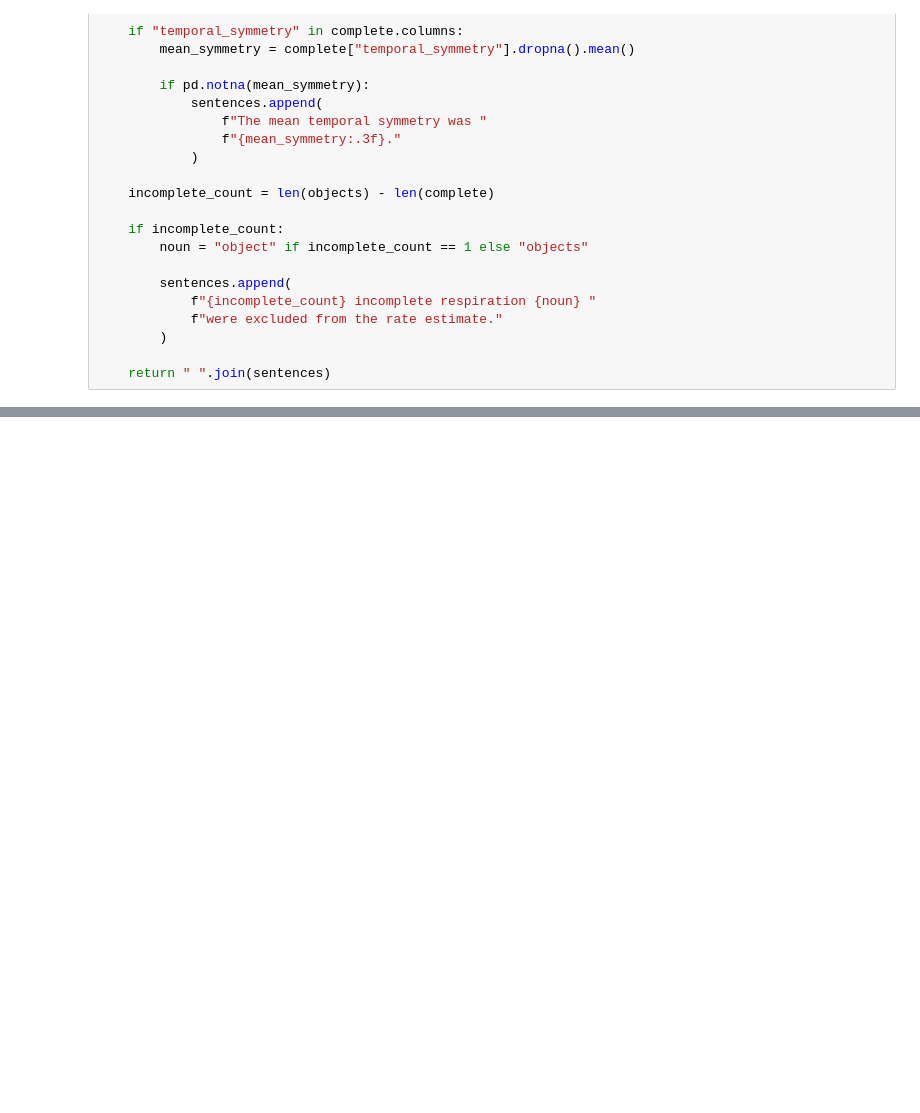
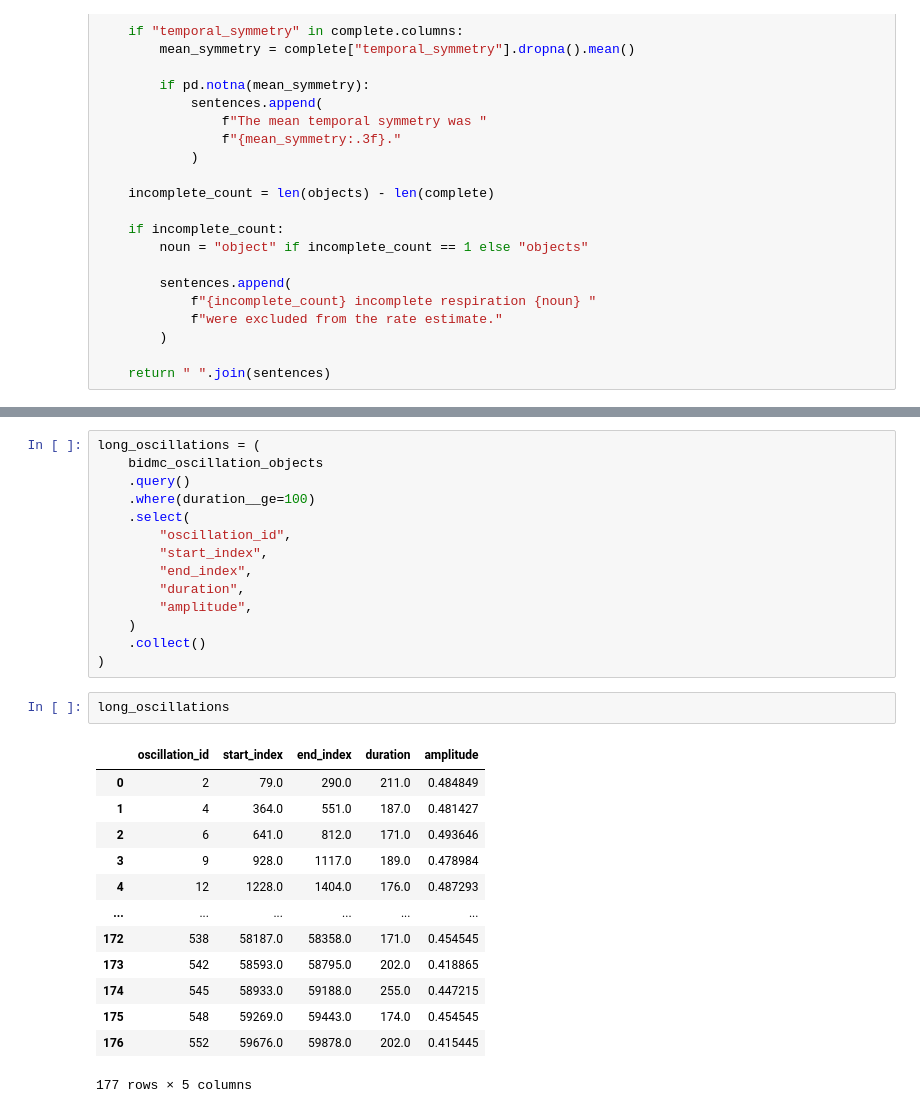
Before and after one commit to featuregraph/featuregraph-research, a Jupyter notebook: notebooks/bidmc_respiration_pipeline.ipynb, the cells around one changed output, grey strips where cells are left out. Cells and saved outputs as stored; diff of their text form; blank space fills up the shorter version.

```diff
--- a/notebooks/bidmc_respiration_pipeline.ipynb
+++ b/notebooks/bidmc_respiration_pipeline.ipynb
@@ -193,0 +189,30 @@ print(message)
+# %%
+long_oscillations = (
+    bidmc_oscillation_objects
+    .query()
+    .where(duration__ge=100)
+    .select(
+        "oscillation_id",
+        "start_index",
+        "end_index",
+        "duration",
+        "amplitude",
+    )
+    .collect()
+)
+# %%
+long_oscillations
+# %% [output]
+|  | oscillation_id | start_index | end_index | duration | amplitude |
+| 0 | 2 | 79.0 | 290.0 | 211.0 | 0.484849 |
+| 1 | 4 | 364.0 | 551.0 | 187.0 | 0.481427 |
+| 2 | 6 | 641.0 | 812.0 | 171.0 | 0.493646 |
+| 3 | 9 | 928.0 | 1117.0 | 189.0 | 0.478984 |
+| 4 | 12 | 1228.0 | 1404.0 | 176.0 | 0.487293 |
+| ... | ... | ... | ... | ... | ... |
+| 172 | 538 | 58187.0 | 58358.0 | 171.0 | 0.454545 |
+| 173 | 542 | 58593.0 | 58795.0 | 202.0 | 0.418865 |
+| 174 | 545 | 58933.0 | 59188.0 | 255.0 | 0.447215 |
+| 175 | 548 | 59269.0 | 59443.0 | 174.0 | 0.454545 |
+| 176 | 552 | 59676.0 | 59878.0 | 202.0 | 0.415445 |
+177 rows × 5 columns
```
Also changed, not shown: parts of 8 cells of this notebook, 4 other files.
